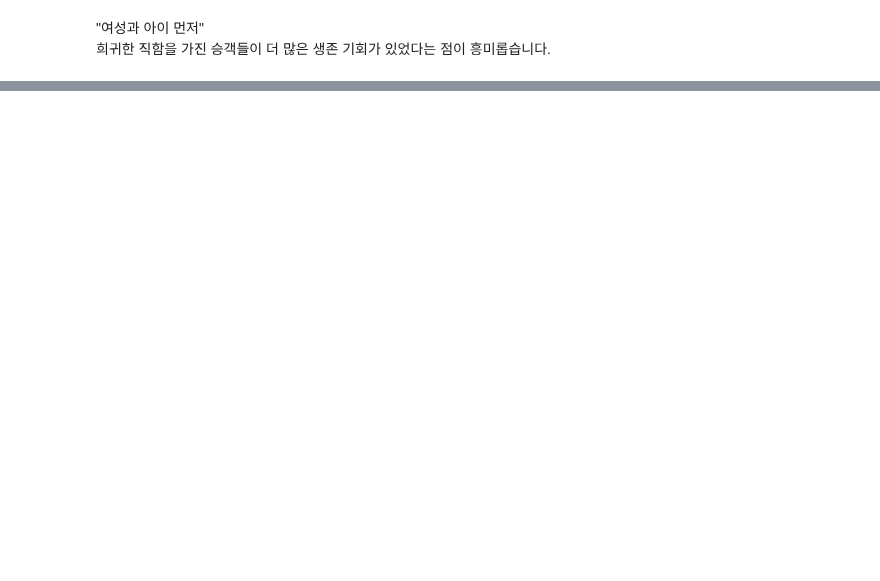
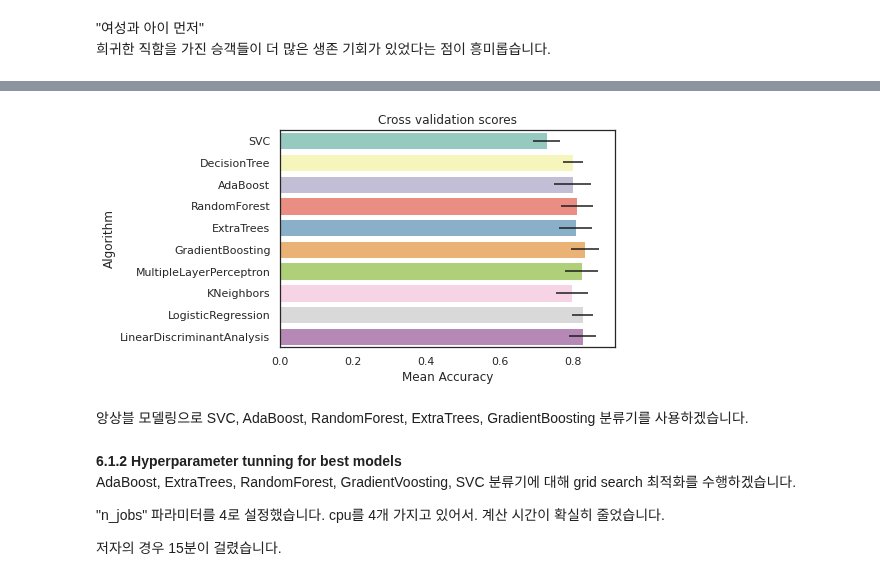
Before and after one commit to stk346/Kaggle, a Jupyter notebook: Titanic/Titanic_Top_4_with_ensemble_modeling.ipynb, the cells around one changed output, grey strips where cells are left out. Saved outputs shown, nothing was run; the diff lists cells and outputs as text; code cells hidden in the pictures; blank space fills up the shorter version.

```diff
--- a/Titanic/Titanic_Top_4_with_ensemble_modeling.ipynb
+++ b/Titanic/Titanic_Top_4_with_ensemble_modeling.ipynb
@@ -554,0 +882,16 @@ g = g.set_ylabels("survival probability")
+# %%
+g = sns.barplot("CrossValMeans", "Algorithm", data=cv_res, palette="Set3",
+                orient="h", **{'xerr' :cv_std}) # orient: Orientation of the plot
+g.set_xlabel("Mean Accuracy")
+g = g.set_title("Cross validation scores")
+# %% [output]
+[figure, added]
+# %% [markdown]
+앙상블 모델링으로 SVC, AdaBoost, RandomForest, ExtraTrees, GradientBoosting 분류기를 사용하겠습니다.
+# %% [markdown]
+**6.1.2 Hyperparameter tunning for best models**
+AdaBoost, ExtraTrees, RandomForest, GradientVoosting, SVC 분류기에 대해 grid search 최적화를 수행하겠습니다.
+
+"n_jobs" 파라미터를 4로 설정했습니다. cpu를 4개 가지고 있어서. 계산 시간이 확실히 줄었습니다.
+
+저자의 경우 15분이 걸렸습니다.
```
Also changed, not shown: parts of 59 cells of this notebook.
